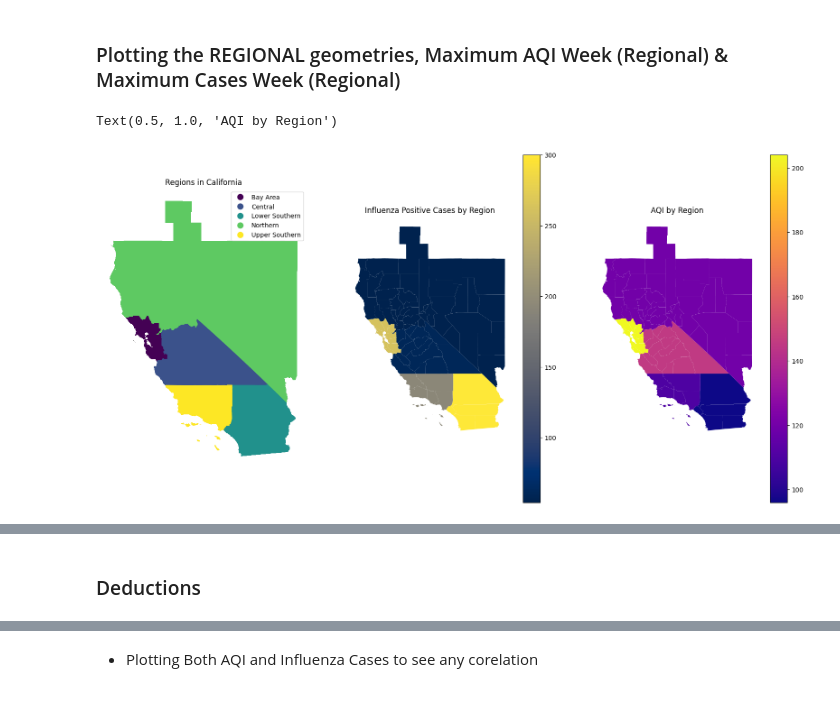
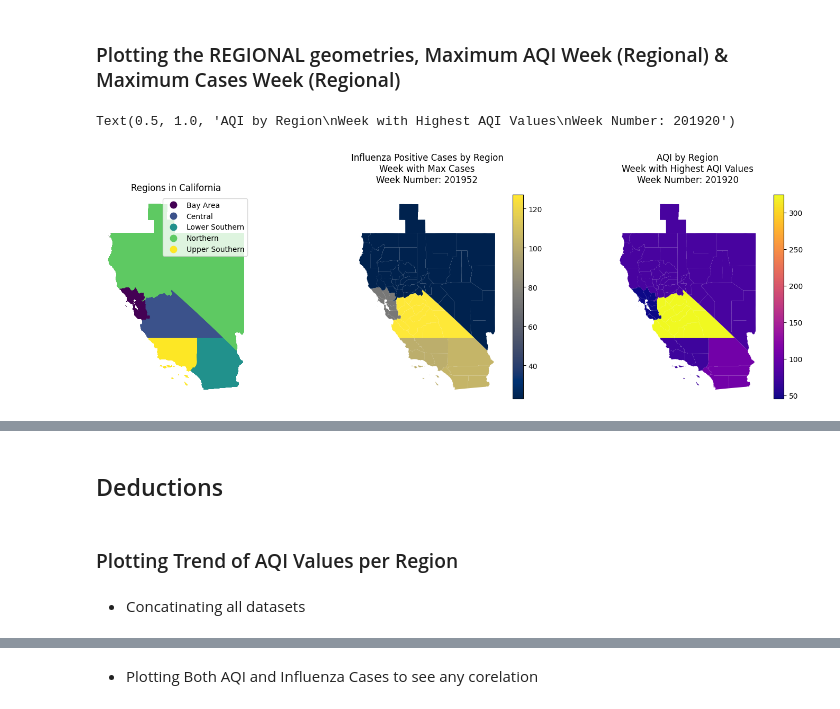
Before and after one commit to abdullahpichoo/GeoSpatialAnalysis-AQI-Impact-on-Public-Health, a Jupyter notebook: Project.ipynb, the cells around one changed output, grey strips where cells are left out. Cells and saved outputs as stored; diff of their text form; code cells hidden in the pictures.

```diff
--- a/Project.ipynb
+++ b/Project.ipynb
@@ -1105,0 +1017,12 @@ plt.show()
+# %%
+combined_df_aqi = pd.concat(
+    [new_final_data_2017, new_final_data_2018, new_final_data_2019, new_final_data_2020]
+)
+# %%
+week = combined_df_aqi.loc[combined_df_aqi["DATE_CODE"] == 202001]
+region_counts = week.groupby("REGION")["INFLUENZA_POSTIVE_CASES"].mean()
+plt.bar(region_counts.index, region_counts.values)
+plt.xlabel("REGIONS")
+plt.ylabel("Number of cases")
+plt.title("Influenza Cases for each region (Week 1, 2020)")
+plt.show()
@@ -1282,48 +1101,59 @@ new_final_data_2019 = county_aqi_to_region_aqi(new_final_data_2019)
 new_final_data_2020 = county_aqi_to_region_aqi(new_final_data_2020)
 # %% [markdown]
 ### Plotting the REGIONAL geometries, Maximum AQI Week (Regional) & Maximum Cases Week (Regional)
+# %%
+df = new_final_data_2019.copy(deep=True)
+
+max_aqi_week = new_final_data_2019.groupby("DATE_CODE")["REGIONAL_MEAN_AQI"].max()
+max_aqi_week = max_aqi_week.idxmax()
+
+max_cases_week = new_final_data_2019.groupby("DATE_CODE")[
+    "INFLUENZA_POSTIVE_CASES"
+].sum()
+max_cases_week = max_cases_week.idxmax()
 # %%
-f, ax = plt.subplots(1, 3, figsize=(20, 10))
+df = new_final_data_2019.copy(deep=True)
+
+f, ax = plt.subplots(1, 3, figsize=(18, 5))
 for _ax in ax.flatten():
     _ax.set_axis_off()
 
 # Regional Geometry
 new_final_data_2017.plot(
     column="REGION",
     cmap="viridis",
     legend=True,
     ax=ax[0],
 )
 ax[0].set_title("Regions in California")
 
-max_cases_week = new_final_data_2018.groupby("DATE_CODE")[
-    "INFLUENZA_POSTIVE_CASES"
-].sum()
-max_cases_week = max_cases_week.idxmax()
-week = new_final_data_2018.loc[new_final_data_2018["DATE_CODE"] == max_cases_week]
+
+week = df.loc[df["DATE_CODE"] == max_cases_week]
 
 week.plot(
     column="INFLUENZA_POSTIVE_CASES",
     cmap="cividis",
     legend=True,
     ax=ax[1],
 )
-ax[1].set_title("Influenza Positive Cases by Region")
+ax[1].set_title(
+    f"Influenza Positive Cases by Region\nWeek with Max Cases\nWeek Number: {max_cases_week}"
+)
 
-max_aqi_week = new_final_data_2018.groupby("DATE_CODE")["REGIONAL_MEAN_AQI"].max()
-max_aqi_week = max_aqi_week.idxmax()
-week = new_final_data_2018.loc[new_final_data_2018["DATE_CODE"] == max_aqi_week]
+week = df.loc[df["DATE_CODE"] == max_aqi_week]
 
 week.plot(
     column="REGIONAL_MEAN_AQI",
     cmap="plasma",
     legend=True,
     ax=ax[2],
 )
-ax[2].set_title("AQI by Region")
+ax[2].set_title(
+    f"AQI by Region\nWeek with Highest AQI Values\nWeek Number: {max_aqi_week}"
+)
 # %% [output]
-Text(0.5, 1.0, 'AQI by Region')
+Text(0.5, 1.0, 'AQI by Region\nWeek with Highest AQI Values\nWeek Number: 201920')
-[figure, old version]
+[figure, new version]
 # %%
 df = new_final_data_2017.copy(deep=True)
 
@@ -1379,4 +1209,8 @@ display(week_slider)
 # %% [output]
 [interactive output not drawn]
 # %% [markdown]
-### Deductions
+## Deductions
+# %% [markdown]
+### Plotting Trend of AQI Values per Region
+# %% [markdown]
+- Concatinating all datasets
```
Also changed, not shown: parts of 35 cells of this notebook, 9 other files.
